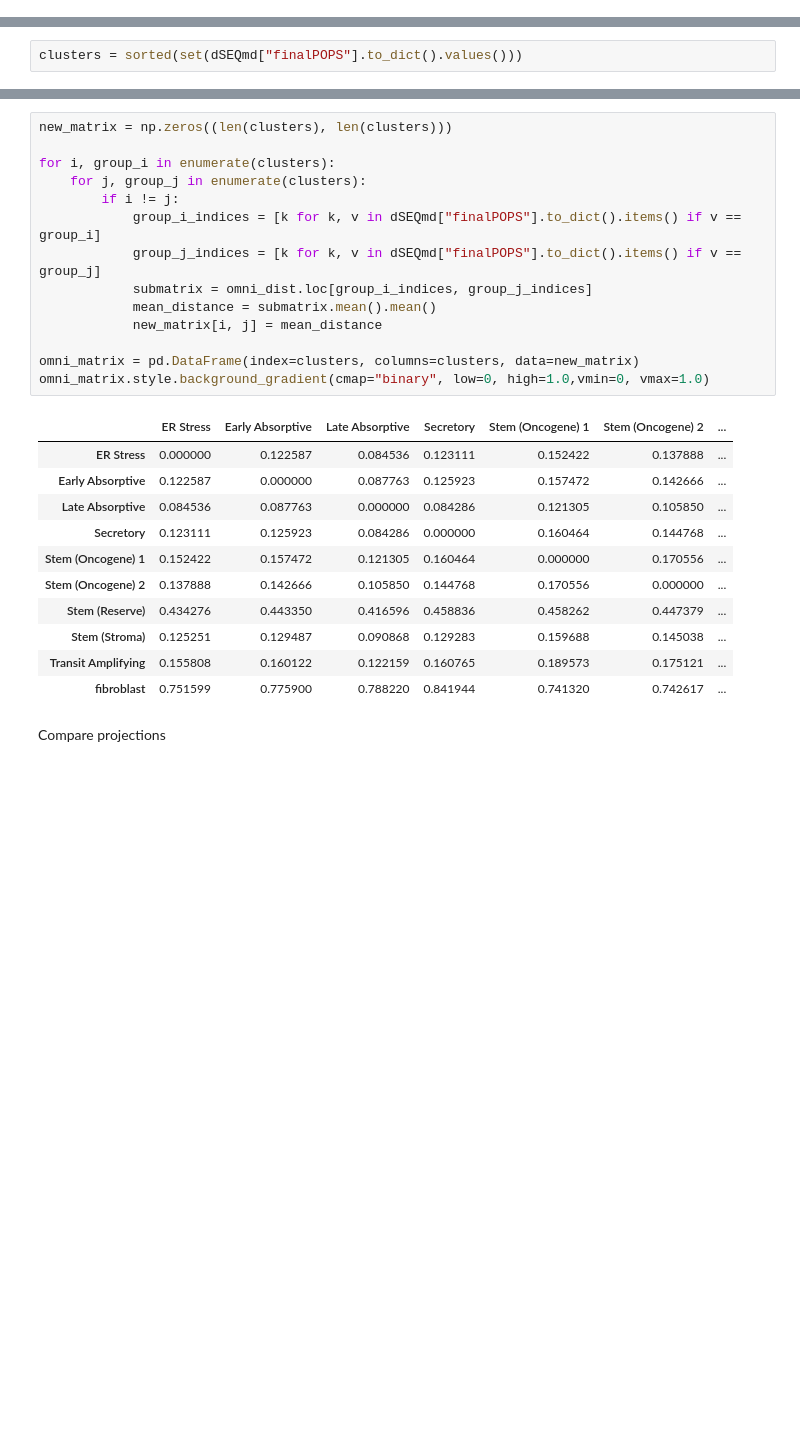
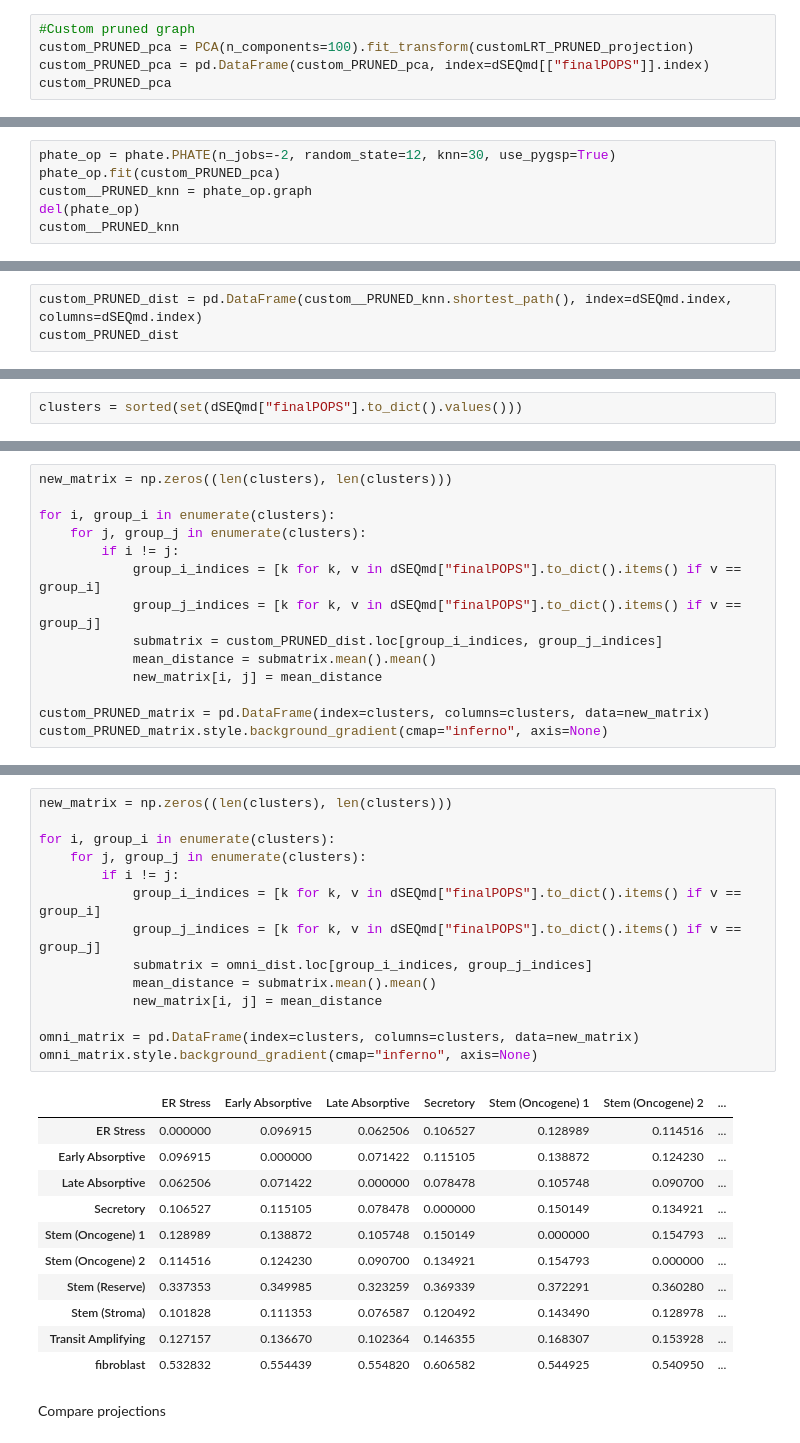
Before and after one commit to FerranC96/sKG4cellCommns, a Jupyter notebook: 01_distbench.ipynb, the cells around one changed output, grey strips where cells are left out. Cells and saved outputs as stored; diff of their text form; blank space fills up the shorter version.

```diff
--- a/01_distbench.ipynb
+++ b/01_distbench.ipynb
@@ -843 +1014,6 @@ Calculated landmark operator in 4.86 seconds.
 <graphtools.graphs.kNNLandmarkPyGSPGraph at 0x...>
+# %%
+#Custom pruned graph
+custom_PRUNED_pca = PCA(n_components=100).fit_transform(customLRT_PRUNED_projection)
+custom_PRUNED_pca = pd.DataFrame(custom_PRUNED_pca, index=dSEQmd[["finalPOPS"]].index)
+custom_PRUNED_pca
@@ -843,0 +1034,6 @@ Calculated landmark operator in 4.86 seconds.
+# %%
+phate_op = phate.PHATE(n_jobs=-2, random_state=12, knn=30, use_pygsp=True)
+phate_op.fit(custom_PRUNED_pca)
+custom__PRUNED_knn = phate_op.graph
+del(phate_op)
+custom__PRUNED_knn
@@ -928 +1139,4 @@ Using negative log affinity distances.
 3698 rows × 3698 columns
+# %%
+custom_PRUNED_dist = pd.DataFrame(custom__PRUNED_knn.shortest_path(), index=dSEQmd.index, columns=dSEQmd.index)
+custom_PRUNED_dist
@@ -1002,0 +1232,14 @@ custom_matrix.style.background_gradient(cmap="binary", low=0, high=1.0,vmin=0, v
+# %%
+new_matrix = np.zeros((len(clusters), len(clusters)))
+
+for i, group_i in enumerate(clusters):
+    for j, group_j in enumerate(clusters):
+        if i != j:
+            group_i_indices = [k for k, v in dSEQmd["finalPOPS"].to_dict().items() if v == group_i]
+            group_j_indices = [k for k, v in dSEQmd["finalPOPS"].to_dict().items() if v == group_j]
+            submatrix = custom_PRUNED_dist.loc[group_i_indices, group_j_indices]
+            mean_distance = submatrix.mean().mean()
+            new_matrix[i, j] = mean_distance
+
+custom_PRUNED_matrix = pd.DataFrame(index=clusters, columns=clusters, data=new_matrix)
+custom_PRUNED_matrix.style.background_gradient(cmap="inferno", axis=None)
@@ -1003,28 +1258,28 @@ custom_matrix.style.background_gradient(cmap="binary", low=0, high=1.0,vmin=0, v
 # %%
 new_matrix = np.zeros((len(clusters), len(clusters)))
 
 for i, group_i in enumerate(clusters):
     for j, group_j in enumerate(clusters):
         if i != j:
             group_i_indices = [k for k, v in dSEQmd["finalPOPS"].to_dict().items() if v == group_i]
             group_j_indices = [k for k, v in dSEQmd["finalPOPS"].to_dict().items() if v == group_j]
             submatrix = omni_dist.loc[group_i_indices, group_j_indices]
             mean_distance = submatrix.mean().mean()
             new_matrix[i, j] = mean_distance
 
 omni_matrix = pd.DataFrame(index=clusters, columns=clusters, data=new_matrix)
-omni_matrix.style.background_gradient(cmap="binary", low=0, high=1.0,vmin=0, vmax=1.0)
+omni_matrix.style.background_gradient(cmap="inferno", axis=None)
 # %% [output]
 |  | ER Stress | Early Absorptive | Late Absorptive | Secretory | Stem (Oncogene) 1 | Stem (Oncogene) 2 | ... |
-| ER Stress | 0.000000 | 0.122587 | 0.084536 | 0.123111 | 0.152422 | 0.137888 | ... |
-| Early Absorptive | 0.122587 | 0.000000 | 0.087763 | 0.125923 | 0.157472 | 0.142666 | ... |
-| Late Absorptive | 0.084536 | 0.087763 | 0.000000 | 0.084286 | 0.121305 | 0.105850 | ... |
-| Secretory | 0.123111 | 0.125923 | 0.084286 | 0.000000 | 0.160464 | 0.144768 | ... |
-| Stem (Oncogene) 1 | 0.152422 | 0.157472 | 0.121305 | 0.160464 | 0.000000 | 0.170556 | ... |
-| Stem (Oncogene) 2 | 0.137888 | 0.142666 | 0.105850 | 0.144768 | 0.170556 | 0.000000 | ... |
-| Stem (Reserve) | 0.434276 | 0.443350 | 0.416596 | 0.458836 | 0.458262 | 0.447379 | ... |
-| Stem (Stroma) | 0.125251 | 0.129487 | 0.090868 | 0.129283 | 0.159688 | 0.145038 | ... |
-| Transit Amplifying | 0.155808 | 0.160122 | 0.122159 | 0.160765 | 0.189573 | 0.175121 | ... |
-| fibroblast | 0.751599 | 0.775900 | 0.788220 | 0.841944 | 0.741320 | 0.742617 | ... |
+| ER Stress | 0.000000 | 0.096915 | 0.062506 | 0.106527 | 0.128989 | 0.114516 | ... |
+| Early Absorptive | 0.096915 | 0.000000 | 0.071422 | 0.115105 | 0.138872 | 0.124230 | ... |
+| Late Absorptive | 0.062506 | 0.071422 | 0.000000 | 0.078478 | 0.105748 | 0.090700 | ... |
+| Secretory | 0.106527 | 0.115105 | 0.078478 | 0.000000 | 0.150149 | 0.134921 | ... |
+| Stem (Oncogene) 1 | 0.128989 | 0.138872 | 0.105748 | 0.150149 | 0.000000 | 0.154793 | ... |
+| Stem (Oncogene) 2 | 0.114516 | 0.124230 | 0.090700 | 0.134921 | 0.154793 | 0.000000 | ... |
+| Stem (Reserve) | 0.337353 | 0.349985 | 0.323259 | 0.369339 | 0.372291 | 0.360280 | ... |
+| Stem (Stroma) | 0.101828 | 0.111353 | 0.076587 | 0.120492 | 0.143490 | 0.128978 | ... |
+| Transit Amplifying | 0.127157 | 0.136670 | 0.102364 | 0.146355 | 0.168307 | 0.153928 | ... |
+| fibroblast | 0.532832 | 0.554439 | 0.554820 | 0.606582 | 0.544925 | 0.540950 | ... |
 # %% [markdown]
 Compare projections
```
Also changed, not shown: parts of 70 cells of this notebook, 32 other files.
